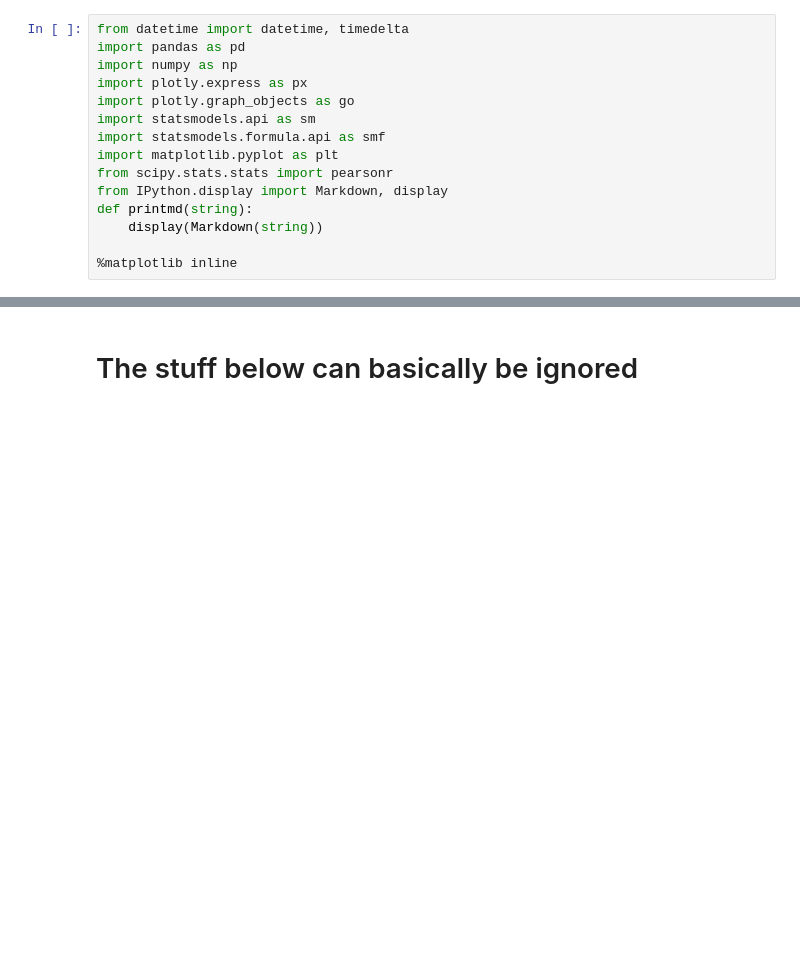
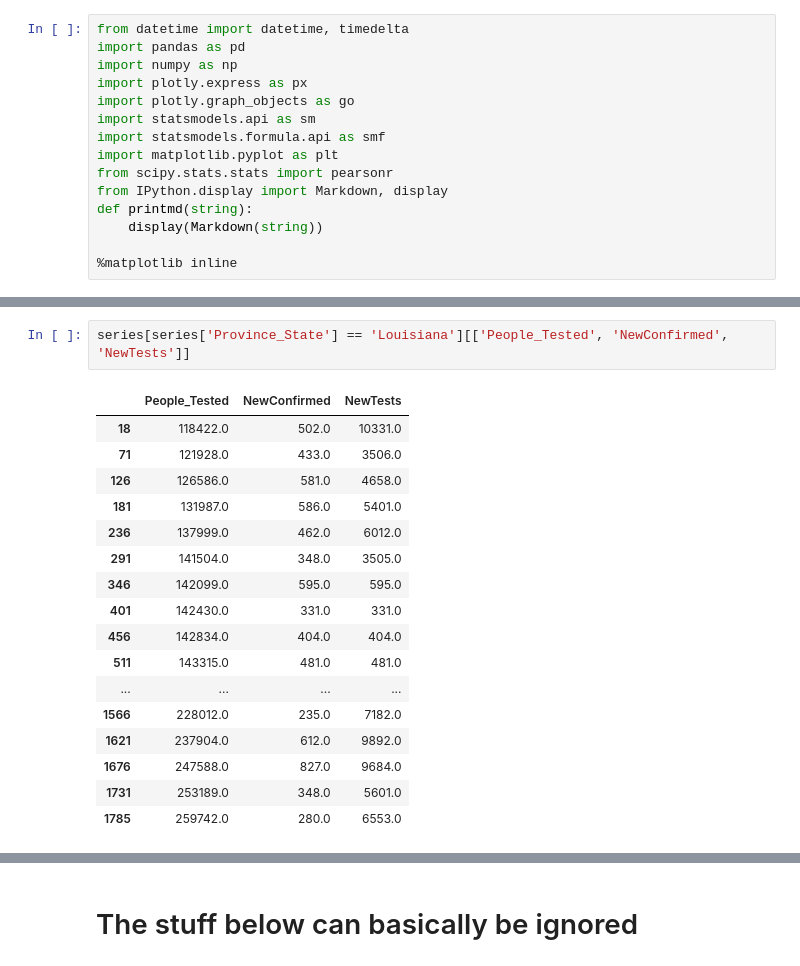
Before and after one commit to DavidMorton/jupyter-notebooks, a Jupyter notebook: COVID DataSet.ipynb, the cells around one changed output, grey strips where cells are left out. Drawn from its saved outputs; the diff is of its cells as text; blank space fills up the shorter version.

```diff
--- a/COVID DataSet.ipynb
+++ b/COVID DataSet.ipynb
@@ -130,3 +121,23 @@ for state in states:
+# %%
+series[series['Province_State'] == 'Louisiana'][['People_Tested', 'NewConfirmed', 'NewTests']]
+# %% [output]
+|  | People_Tested | NewConfirmed | NewTests |
+| 18 | 118422.0 | 502.0 | 10331.0 |
+| 71 | 121928.0 | 433.0 | 3506.0 |
+| 126 | 126586.0 | 581.0 | 4658.0 |
+| 181 | 131987.0 | 586.0 | 5401.0 |
+| 236 | 137999.0 | 462.0 | 6012.0 |
+| 291 | 141504.0 | 348.0 | 3505.0 |
+| 346 | 142099.0 | 595.0 | 595.0 |
+| 401 | 142430.0 | 331.0 | 331.0 |
+| 456 | 142834.0 | 404.0 | 404.0 |
+| 511 | 143315.0 | 481.0 | 481.0 |
+| ... | ... | ... | ... |
+| 1566 | 228012.0 | 235.0 | 7182.0 |
+| 1621 | 237904.0 | 612.0 | 9892.0 |
+| 1676 | 247588.0 | 827.0 | 9684.0 |
+| 1731 | 253189.0 | 348.0 | 5601.0 |
+| 1785 | 259742.0 | 280.0 | 6553.0 |
 # %%
 states = np.sort(series['Province_State'].unique())
 
```
Also changed, not shown: parts of 4 cells of this notebook.
